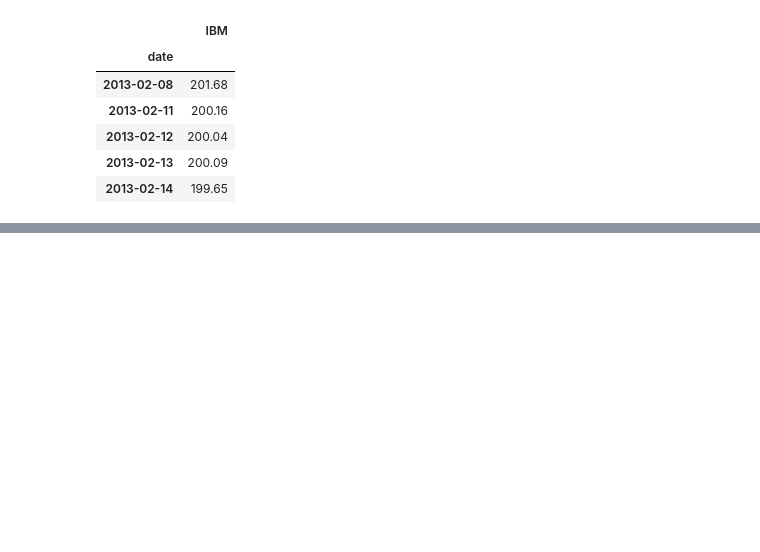
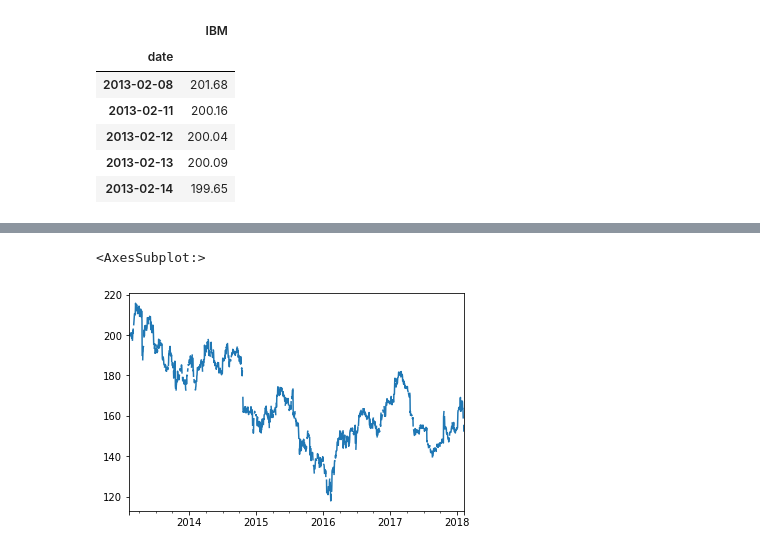
Before and after one commit to kratos2377/stock_trading, a Jupyter notebook: Data_Filtering.ipynb, the cells around one changed output, grey strips where cells are left out. Cells and saved outputs as stored; diff of their text form; code cells hidden in the pictures; blank space fills up the shorter version.

```diff
--- a/Data_Filtering.ipynb
+++ b/Data_Filtering.ipynb
@@ -129 +177,6 @@ close2.head()
 5 rows × 505 columns
+# %%
+close2['IBM'].plot()
+# %% [output]
+<AxesSubplot:>
+[figure, added]
```
Also changed, not shown: parts of 20 cells of this notebook.
